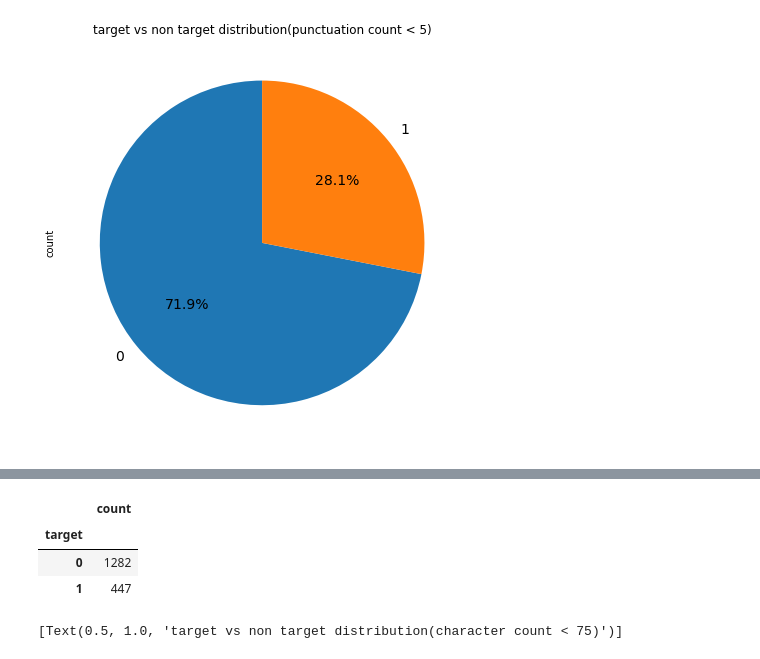
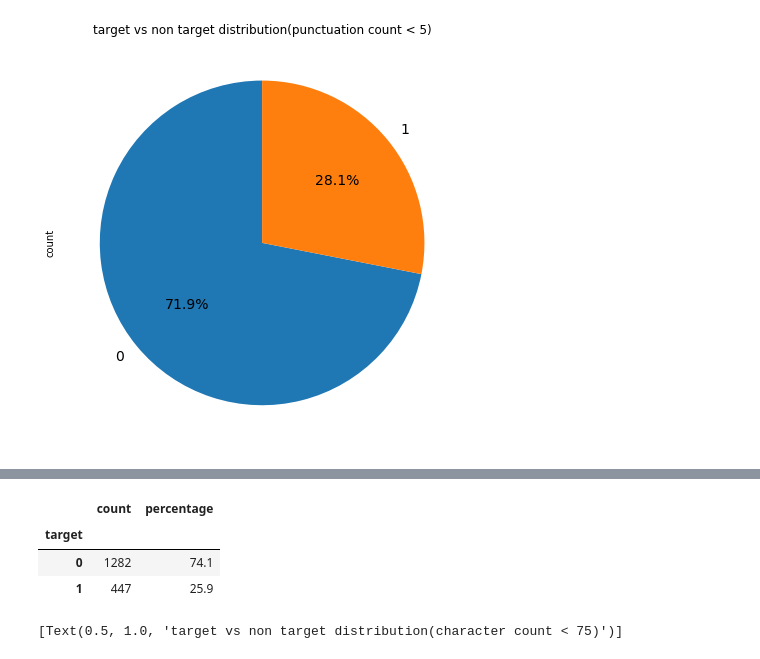
Before and after one commit to AlurrAldrey/OrgaDatosTP, a Jupyter notebook: tp1/CharCount_MeanWordLen_PunctCount.ipynb, the cells around one changed output, grey strips where cells are left out. Drawn from its saved outputs; the diff is of its cells as text; code cells hidden in the pictures.

```diff
--- a/tp1/CharCount_MeanWordLen_PunctCount.ipynb
+++ b/tp1/CharCount_MeanWordLen_PunctCount.ipynb
@@ -272,13 +274,14 @@ train_CC_lt_75.head()
 # %%
 grouped_CC=train_CC_lt_75.groupby(['target']).agg(['count'])
 grouped_CC = grouped_CC[('id','count')].to_frame()
 grouped_CC.columns=['count']
+grouped_CC['percentage'] = round(grouped_CC['count']/train_CC_lt_75['id'].count() * 100, 1)
 grouped_CC.head()
 # %% [output]
-|  | count |
-| target |  |
-| 0 | 1282 |
-| 1 | 447 |
+|  | count | percentage |
+| target |  |  |
+| 0 | 1282 | 74.1 |
+| 1 | 447 | 25.9 |
 # %%
 plt.figure(figsize=(16,8))
 
```
Also changed, not shown: parts of 4 cells of this notebook.
